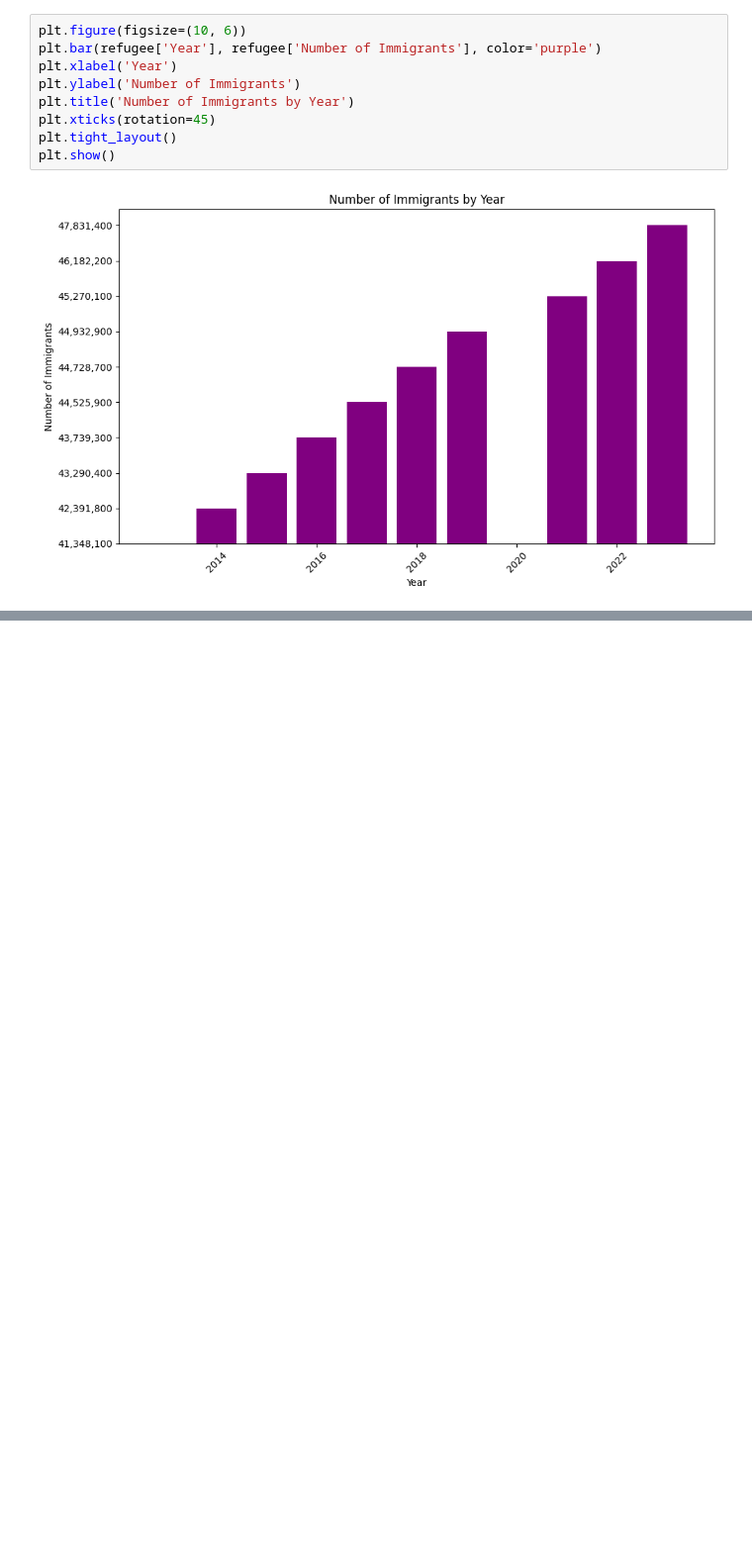
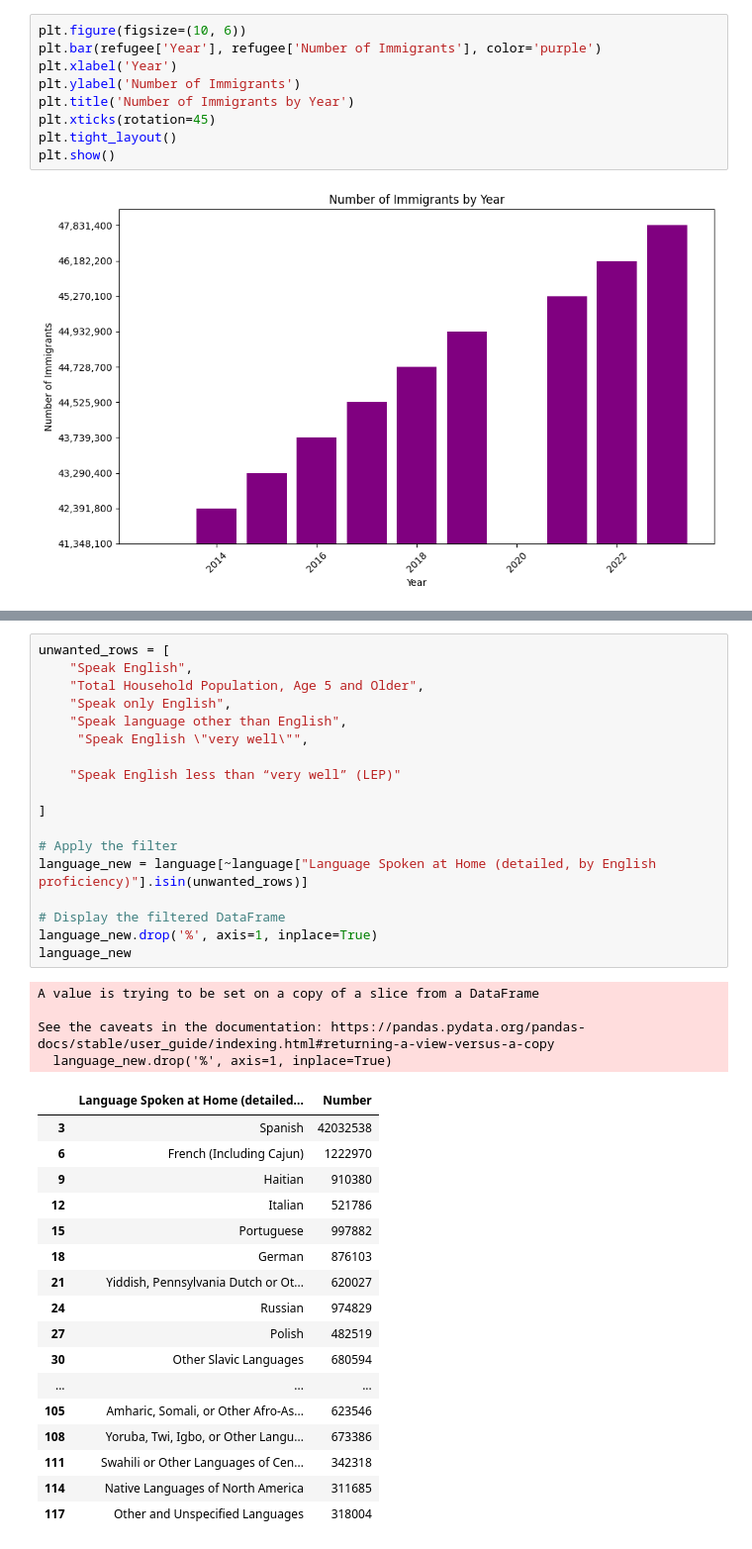
Before and after one commit to ecetanriverdi/ecetanriverdi.github.io, a Jupyter notebook: Milestone 2.ipynb, the cells around one changed output, grey strips where cells are left out. Shown at 99% size. Drawn from its saved outputs; the diff is of its cells as text; blank space fills up the shorter version.

```diff
--- a/Milestone 2.ipynb
+++ b/Milestone 2.ipynb
@@ -133,0 +225,40 @@ upload the data about the languages spoken at home here
+# %%
+unwanted_rows = [
+    "Speak English",
+    "Total Household Population, Age 5 and Older",
+    "Speak only English",
+    "Speak language other than English",
+     "Speak English \"very well\"",
+
+    "Speak English less than “very well” (LEP)"
+
+]
+
+# Apply the filter
+language_new = language[~language["Language Spoken at Home (detailed, by English proficiency)"].isin(unwanted_rows)]
+
+# Display the filtered DataFrame
+language_new.drop('%', axis=1, inplace=True)
+language_new
+# %% [output]
+A value is trying to be set on a copy of a slice from a DataFrame
+
+See the caveats in the documentation: https://pandas.pydata.org/pandas-docs/stable/user_guide/indexing.html#returning-a-view-versus-a-copy
+  language_new.drop('%', axis=1, inplace=True)
+|  | Language Spoken at Home (detailed... | Number |
+| 3 | Spanish | 42032538 |
+| 6 | French (Including Cajun) | 1222970 |
+| 9 | Haitian | 910380 |
+| 12 | Italian | 521786 |
+| 15 | Portuguese | 997882 |
+| 18 | German | 876103 |
+| 21 | Yiddish, Pennsylvania Dutch or Ot... | 620027 |
+| 24 | Russian | 974829 |
+| 27 | Polish | 482519 |
+| 30 | Other Slavic Languages | 680594 |
+| ... | ... | ... |
+| 105 | Amharic, Somali, or Other Afro-As... | 623546 |
+| 108 | Yoruba, Twi, Igbo, or Other Langu... | 673386 |
+| 111 | Swahili or Other Languages of Cen... | 342318 |
+| 114 | Native Languages of North America | 311685 |
+| 117 | Other and Unspecified Languages | 318004 |
```
Also changed, not shown: parts of 40 cells of this notebook.
